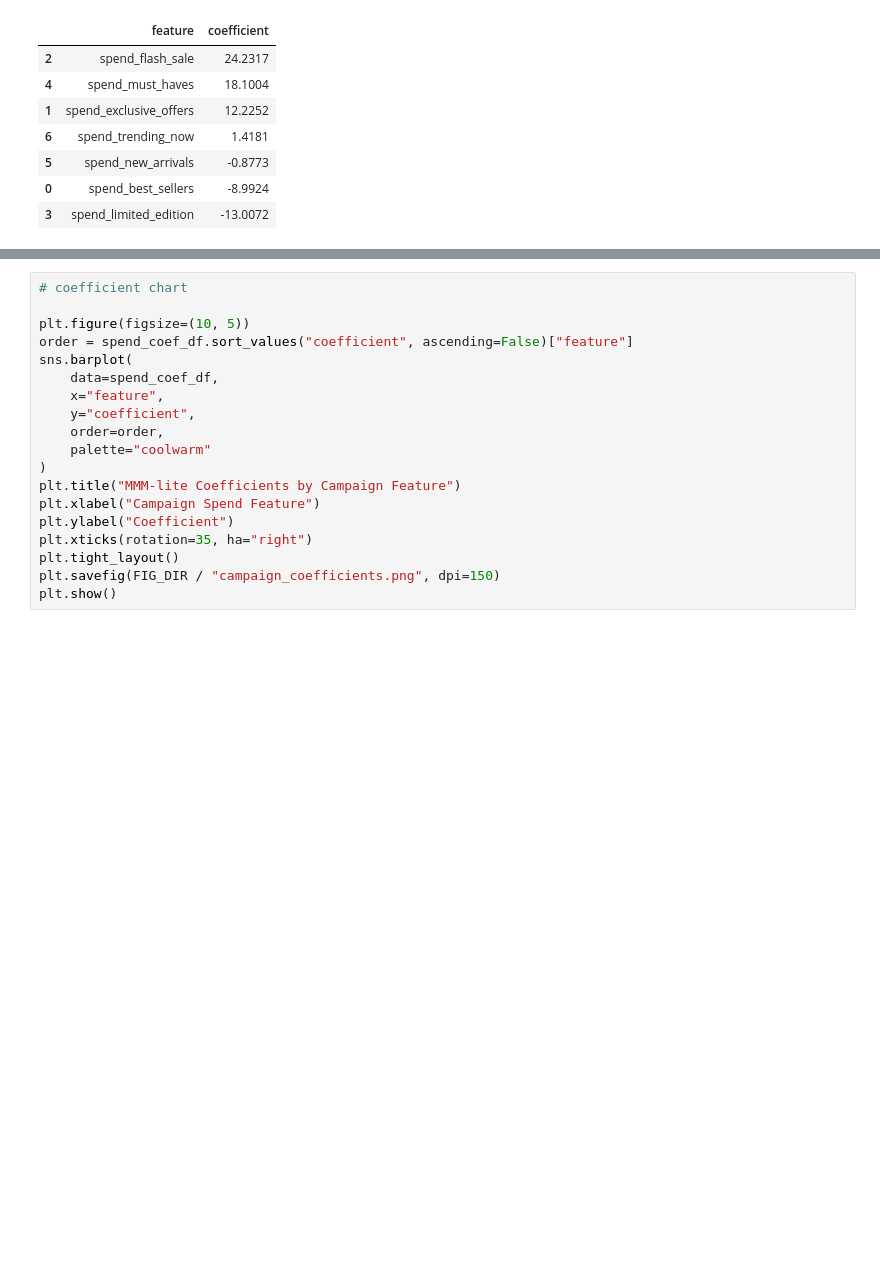
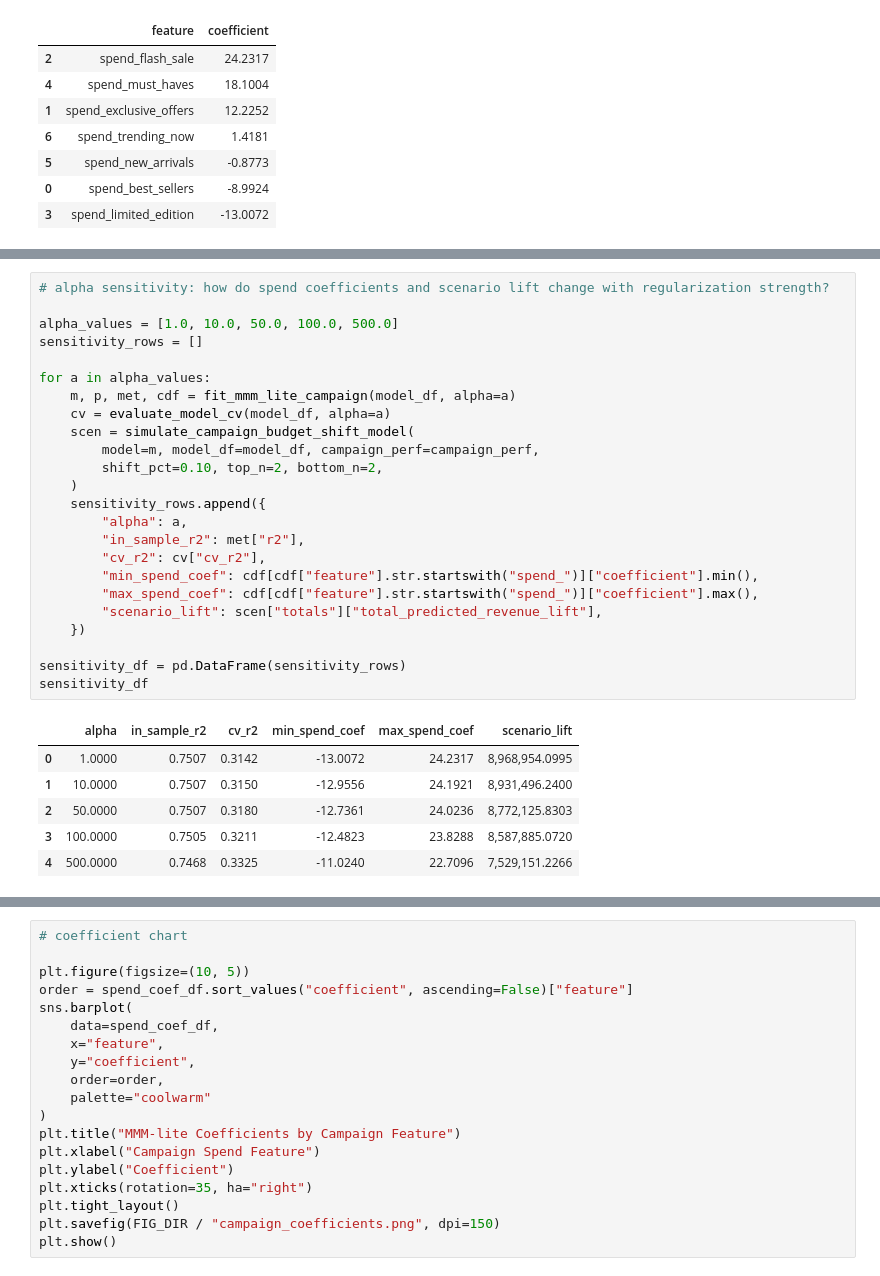
Before and after one commit to erincheng0/media-analytics-MMM-lite, a Jupyter notebook: notebooks/02_modeling_and_scenarios.ipynb, the cells around one changed output, grey strips where cells are left out. Cells and saved outputs as stored; diff of their text form; blank space fills up the shorter version.

```diff
--- a/notebooks/02_modeling_and_scenarios.ipynb
+++ b/notebooks/02_modeling_and_scenarios.ipynb
@@ -336,0 +377,31 @@ spend_coef_df
+# %%
+# alpha sensitivity: how do spend coefficients and scenario lift change with regularization strength?
+
+alpha_values = [1.0, 10.0, 50.0, 100.0, 500.0]
+sensitivity_rows = []
+
+for a in alpha_values:
+    m, p, met, cdf = fit_mmm_lite_campaign(model_df, alpha=a)
+    cv = evaluate_model_cv(model_df, alpha=a)
+    scen = simulate_campaign_budget_shift_model(
+        model=m, model_df=model_df, campaign_perf=campaign_perf,
+        shift_pct=0.10, top_n=2, bottom_n=2,
+    )
+    sensitivity_rows.append({
+        "alpha": a,
+        "in_sample_r2": met["r2"],
+        "cv_r2": cv["cv_r2"],
+        "min_spend_coef": cdf[cdf["feature"].str.startswith("spend_")]["coefficient"].min(),
+        "max_spend_coef": cdf[cdf["feature"].str.startswith("spend_")]["coefficient"].max(),
+        "scenario_lift": scen["totals"]["total_predicted_revenue_lift"],
+    })
+
+sensitivity_df = pd.DataFrame(sensitivity_rows)
+sensitivity_df
+# %% [output]
+|  | alpha | in_sample_r2 | cv_r2 | min_spend_coef | max_spend_coef | scenario_lift |
+| 0 | 1.0000 | 0.7507 | 0.3142 | -13.0072 | 24.2317 | 8,968,954.0995 |
+| 1 | 10.0000 | 0.7507 | 0.3150 | -12.9556 | 24.1921 | 8,931,496.2400 |
+| 2 | 50.0000 | 0.7507 | 0.3180 | -12.7361 | 24.0236 | 8,772,125.8303 |
+| 3 | 100.0000 | 0.7505 | 0.3211 | -12.4823 | 23.8288 | 8,587,885.0720 |
+| 4 | 500.0000 | 0.7468 | 0.3325 | -11.0240 | 22.7096 | 7,529,151.2266 |
```
Also changed, not shown: parts of 9 cells of this notebook, 3 other files.
